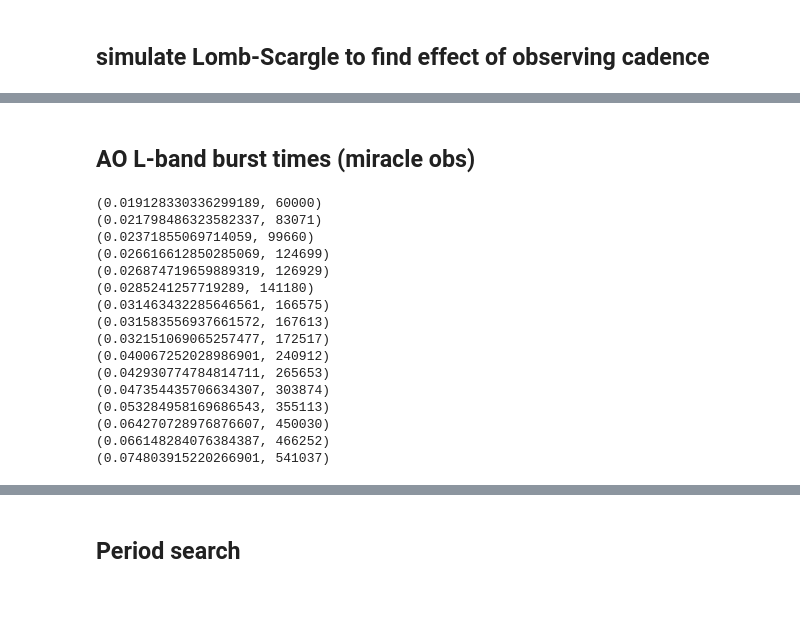
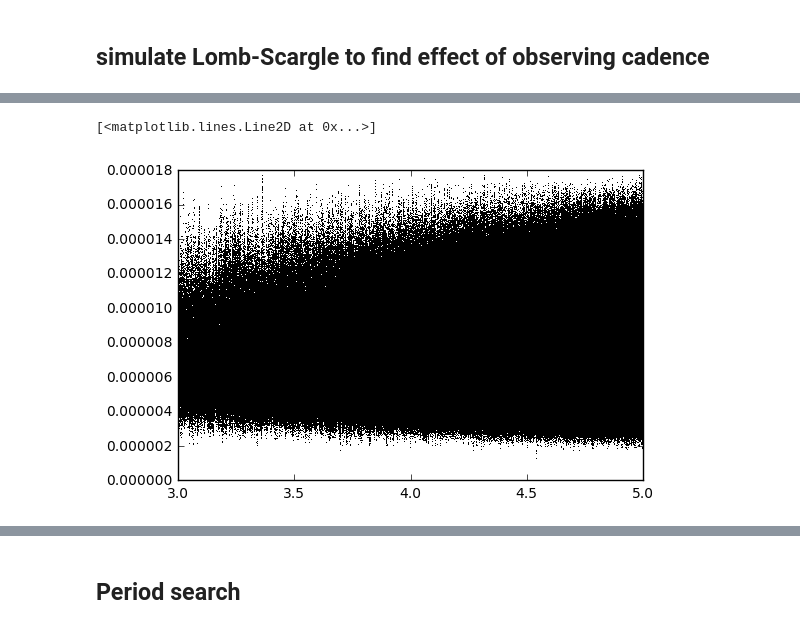
Before and after one commit to caseyjlaw/FRB121102, a Jupyter notebook: temporal_statistics.ipynb, the cells around one changed output, grey strips where cells are left out. Drawn from its saved outputs; the diff is of its cells as text; code cells hidden in the pictures; blank space fills up the shorter version.

```diff
--- a/temporal_statistics.ipynb
+++ b/temporal_statistics.ipynb
@@ -201,14 +202,16 @@ pl.show()
 # %%
 ntr = 100
 powers = []
+values = values0.copy()
 for trial in range(ntr):
     print('trial {0}'.format(trial))
-    values = np.zeros(len(times), dtype=bool)
+    np.random.shuffle(values)
+#    values = np.zeros(len(times), dtype=bool)
 #    ets = np.random.choice(times[np.where(times > 57600)], size=9, replace=False)  # only last campaign
-    ets = np.random.choice(times, size=9, replace=False)  # all times
-    for et in ets:
-        etind = np.where(times >= et)[0][0]
-        values[etind] = 1
+#    ets = np.random.choice(times, size=9, replace=False)  # all times
+#    for et in ets:
+#        etind = np.where(times >= et)[0][0]
+#        values[etind] = 1
 
 #    pl.plot(times, values, '.')
 #    pl.ylim(-0.1, 1.1)
@@ -220,3 +242,8 @@ powers = np.array(powers)
+# %%
+pl.plot(np.log10(freq0), np.sort(powers, axis=0)[-1], 'k,')
+# %% [output]
+[<matplotlib.lines.Line2D at 0x...>]
+[figure, added]
 # %%
 bound = 0.05
 
@@ -237,5 +264,3 @@ pl.xlabel('Period (s)')
 xtb = ax.get_xticks().tolist()
 xtt = [np.round(24*3600./10**xt, 1) for xt in xtb]
 ax2.set_xticklabels(xtt)#, rotation=45)
-# %% [markdown]
-## AO L-band burst times (miracle obs)
@@ -254,24 +266,0 @@ ao_times = np.linspace(start, stop, (stop-start)*sampling)
-# %%
-ao_values = np.zeros(len(ao_times), dtype=bool)
-for eventtime in ao_eventtimes:
-    bn = np.where(ao_times > eventtime)[0]
-    if len(bn) and bn[0] > 0:
-        print(eventtime, bn[0])
-        ao_values[bn[0]] = 1
-# %% [output]
-(0.019128330336299189, 60000)
-(0.021798486323582337, 83071)
-(0.02371855069714059, 99660)
-(0.026616612850285069, 124699)
-(0.026874719659889319, 126929)
-(0.0285241257719289, 141180)
-(0.031463432285646561, 166575)
-(0.031583556937661572, 167613)
-(0.032151069065257477, 172517)
-(0.040067252028986901, 240912)
-(0.042930774784814711, 265653)
-(0.047354435706634307, 303874)
-(0.053284958169686543, 355113)
-(0.064270728976876607, 450030)
-(0.066148284076384387, 466252)
-(0.074803915220266901, 541037)
```
Also changed, not shown: parts of 11 cells of this notebook, 1 other file.
